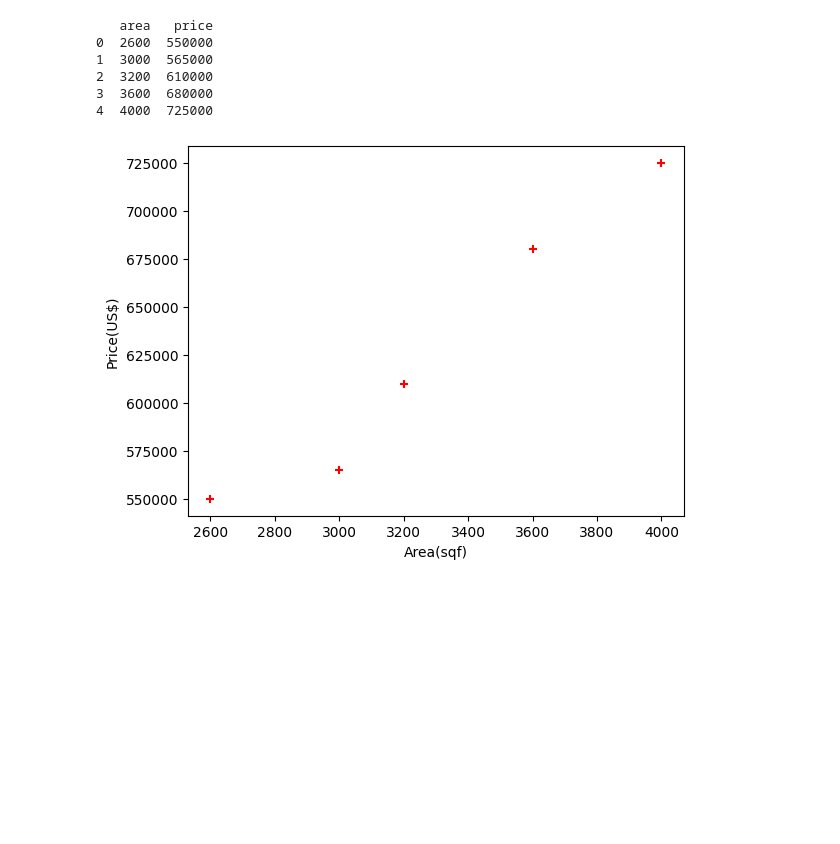
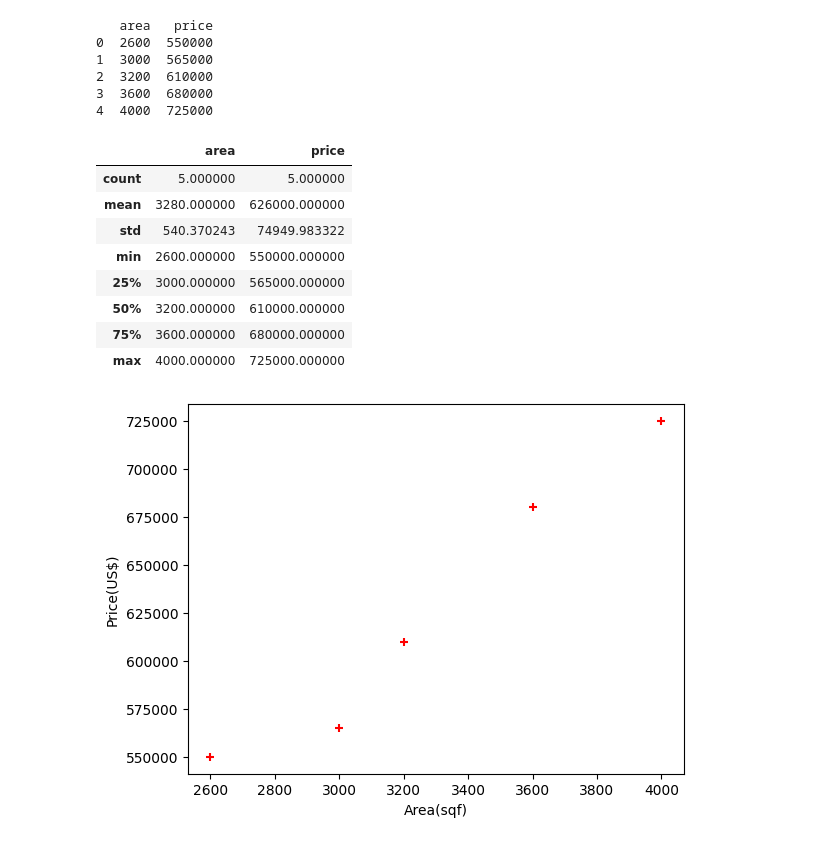
Before and after one commit to raaakibul/Machine-Learning, a Jupyter notebook: Linear-Regression/Linear-regression.ipynb, the cells around one changed output. Cells and saved outputs as stored; diff of their text form; code cells hidden in the pictures; blank space fills up the shorter version.

```diff
--- a/Linear-Regression/Linear-regression.ipynb
+++ b/Linear-Regression/Linear-regression.ipynb
@@ -13,6 +13,18 @@ print(df)
 2  3200  610000
 3  3600  680000
 4  4000  725000
+# %%
+df.describe()
+# %% [output]
+|  | area | price |
+| count | 5.000000 | 5.000000 |
+| mean | 3280.000000 | 626000.000000 |
+| std | 540.370243 | 74949.983322 |
+| min | 2600.000000 | 550000.000000 |
+| 25% | 3000.000000 | 565000.000000 |
+| 50% | 3200.000000 | 610000.000000 |
+| 75% | 3600.000000 | 680000.000000 |
+| max | 4000.000000 | 725000.000000 |
 # %%
 plt.scatter(df.area, df.price, color='red', marker='+')
 plt.xlabel("Area(sqf)")
```
Also changed, not shown: parts of 1 cell of this notebook.
